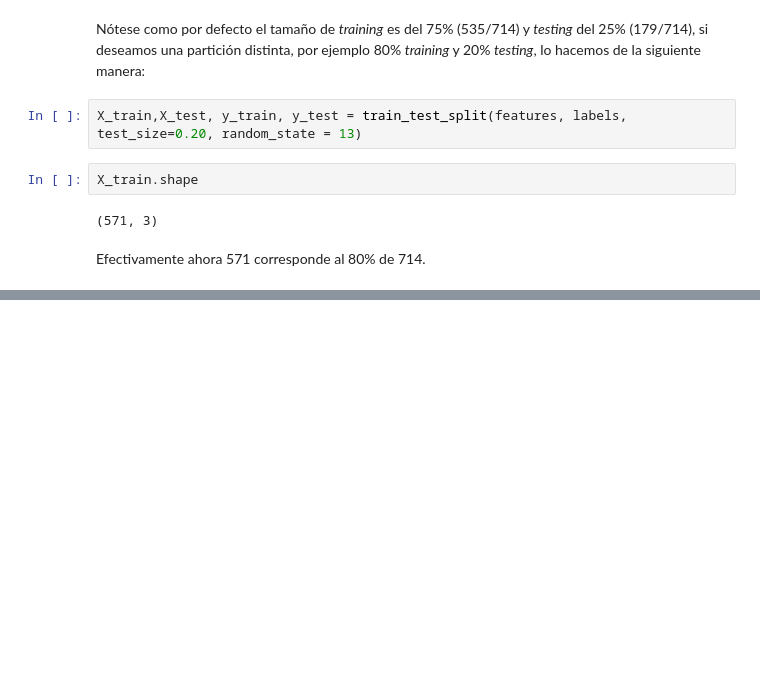
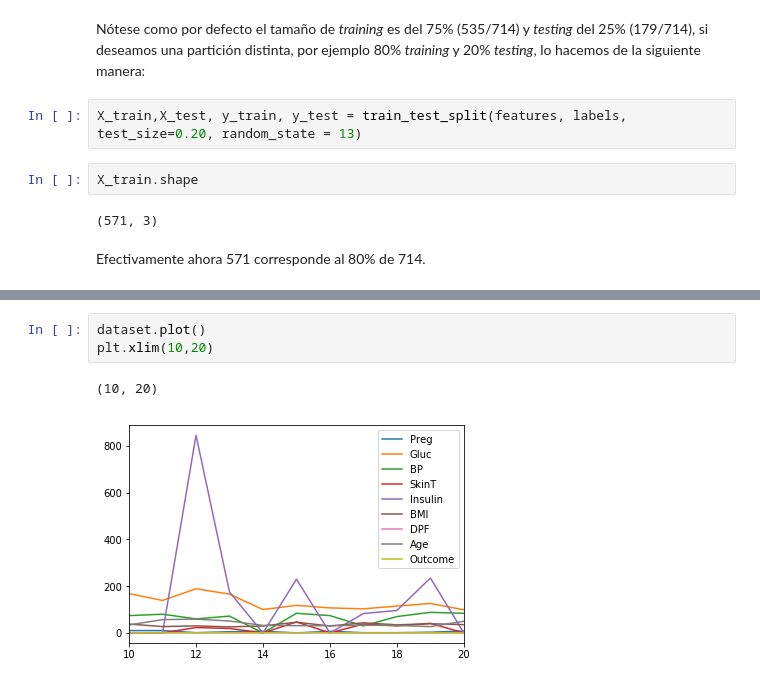
Before and after one commit to fmezacr/DataScienceTEC, a Jupyter notebook: Clase2/Clase2_Preprocesado.ipynb, the cells around one changed output, grey strips where cells are left out. Cells and saved outputs as stored; diff of their text form; blank space fills up the shorter version.

```diff
--- a/Clase2/Clase2_Preprocesado.ipynb
+++ b/Clase2/Clase2_Preprocesado.ipynb
@@ -422,0 +437,6 @@ Efectivamente ahora 571 corresponde al 80% de 714.
+# %%
+dataset.plot()
+plt.xlim(10,20)
+# %% [output]
+(10, 20)
+[figure, added]
```
Also changed, not shown: parts of 7 cells of this notebook.
